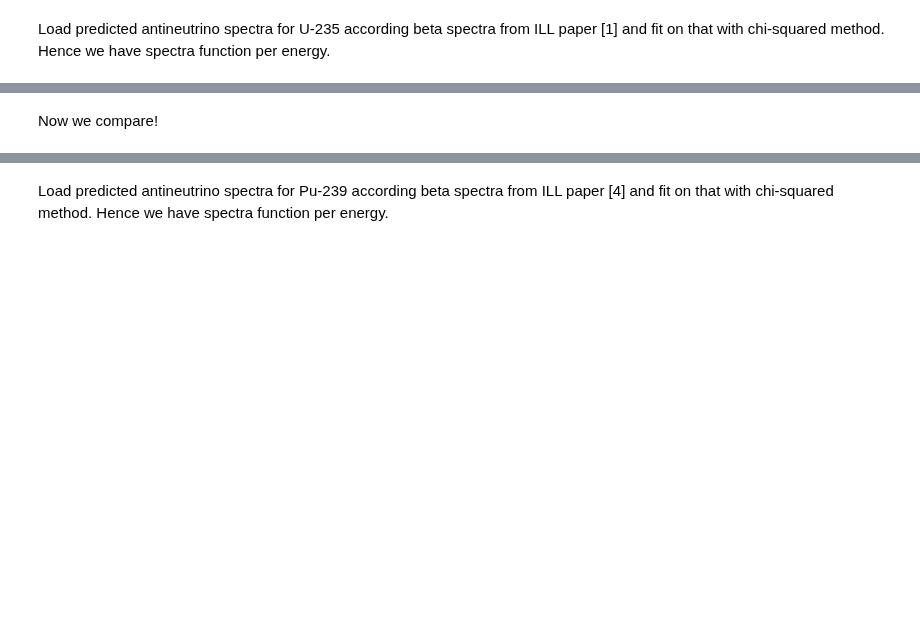
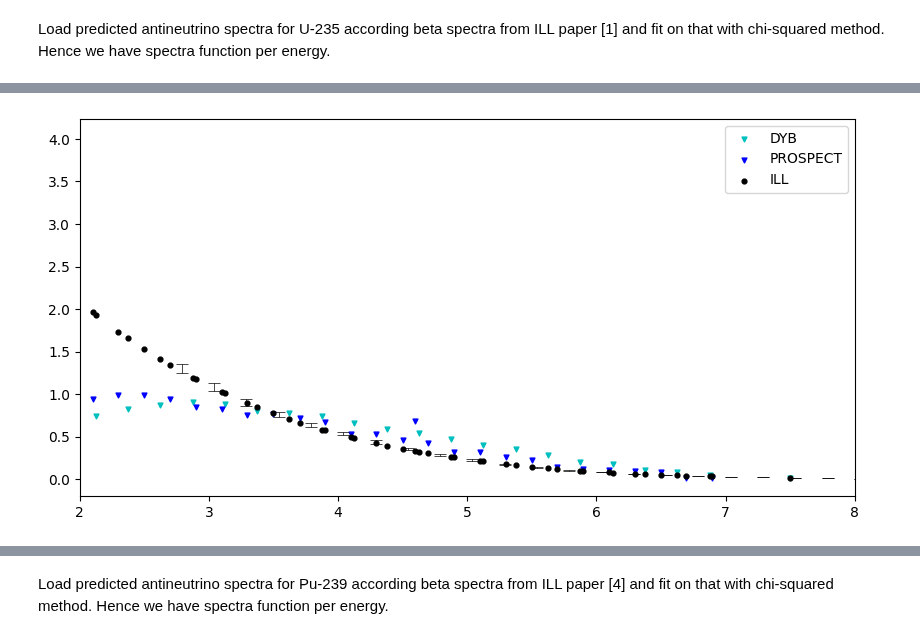
Before and after one commit to dehpour/Reactor-Antineutrino-Flux-Analysis, a Jupyter notebook: ILL's Phenomenological Model Predicted Antineutrino Flux Compare with Recently Observations.ipynb, the cells around one changed output, grey strips where cells are left out. Cells and saved outputs as stored; diff of their text form; code cells hidden in the pictures; blank space fills up the shorter version.

```diff
--- a/ILL's Phenomenological Model Predicted Antineutrino Flux Compare with Recently Observations.ipynb
+++ b/ILL's Phenomenological Model Predicted Antineutrino Flux Compare with Recently Observations.ipynb
@@ -55,4 +46,18 @@ E_NEOS_235U, N_NEOS_235U = NEOS_235U['E'], NEOS_235U['N_nu']*0.0523649852/2
-# %% [markdown]
-Now we compare!
+# %%
+plt.figure(figsize=(10, 5),dpi=100)
+plt.xlim(2,8)
+
+plt.scatter(E_DYB_235U, N_DYB_235U, label="DYB", c='c', marker='v', s=12)
+plt.scatter(E_PROSPECT_235U, N_PROSPECT_235U, label="PROSPECT", c='blue', marker='v', s=12)
+
+plt.errorbar(E_ILL_235U+0.79, (N_ILL_235U), yerr=((err_ILL_235U*N_ILL_235U)/100), linestyle="None", c='black',capsize=4.5,capthick=0.5,elinewidth=0.5)
+
+plt.scatter(E_DYB_235U, (a_0_235U+a_1_235U*(E_DYB_235U-0.79)+a_2_235U*(E_DYB_235U-0.79)**2+a_3_235U*(E_DYB_235U-0.79)**3+a_4_235U*(E_DYB_235U-0.79)**4+a_5_235U*(E_DYB_235U-0.79)**5), label="ILL", c='black', marker='o', s=12)
+plt.scatter(E_PROSPECT_235U, (a_0_235U+a_1_235U*(E_PROSPECT_235U-0.79)+a_2_235U*(E_PROSPECT_235U-0.79)**2+a_3_235U*(E_PROSPECT_235U-0.79)**3+a_4_235U*(E_PROSPECT_235U-0.79)**4+a_5_235U*(E_PROSPECT_235U-0.79)**5), c='black', marker='o', s=12)
+
+plt.legend()
+plt.show()
+# %% [output]
+[figure, added]
 # %%
 plt.figure(figsize=(10, 5),dpi=100)
```
Also changed, not shown: parts of 18 cells of this notebook.
